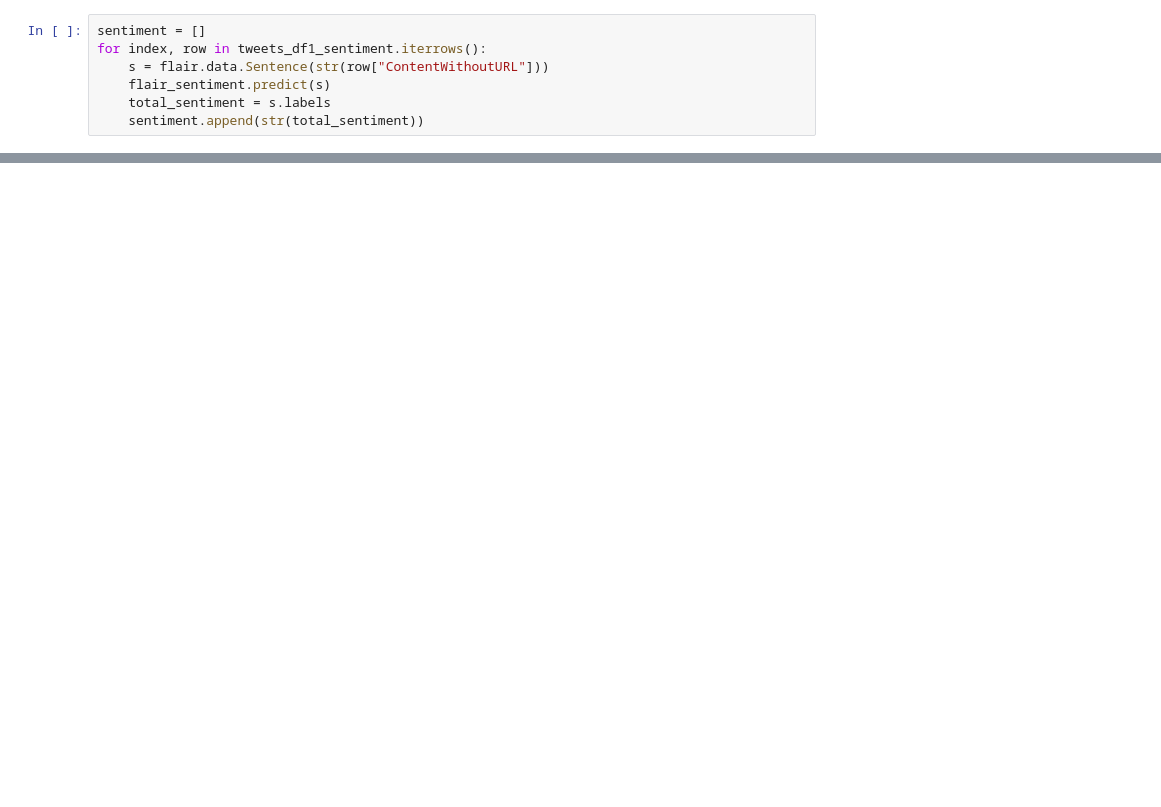
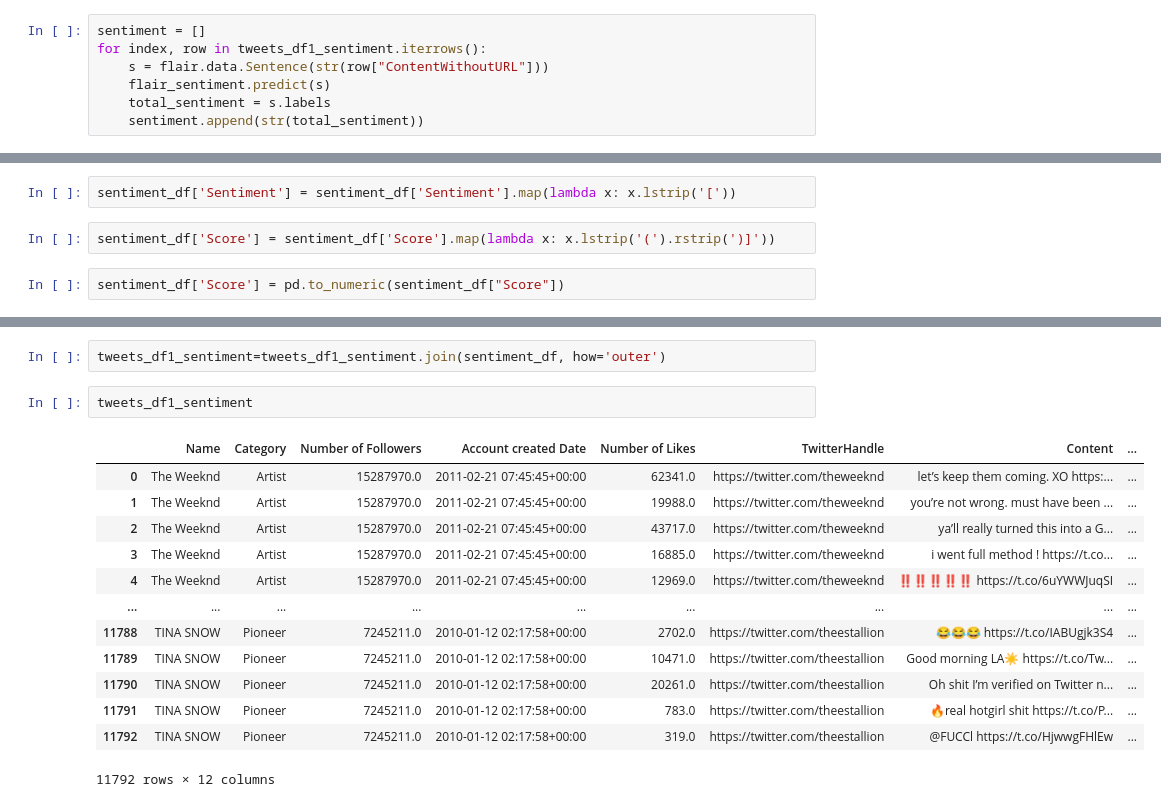
Before and after one commit to Surb22/Final-Project-IS417, a Jupyter notebook: Code/twitter_data.ipynb, the cells around one changed output, grey strips where cells are left out. Drawn from its saved outputs; the diff is of its cells as text; blank space fills up the shorter version.

```diff
--- a/Code/twitter_data.ipynb
+++ b/Code/twitter_data.ipynb
@@ -379,0 +389,6 @@ len(sentiment)
+# %%
+sentiment_df['Sentiment'] = sentiment_df['Sentiment'].map(lambda x: x.lstrip('['))
+# %%
+sentiment_df['Score'] = sentiment_df['Score'].map(lambda x: x.lstrip('(').rstrip(')]'))
+# %%
+sentiment_df['Score'] = pd.to_numeric(sentiment_df["Score"])
@@ -379,0 +411,18 @@ len(sentiment)
+# %%
+tweets_df1_sentiment=tweets_df1_sentiment.join(sentiment_df, how='outer')
+# %%
+tweets_df1_sentiment
+# %% [output]
+|  | Name | Category | Number of Followers | Account created Date | Number of Likes | TwitterHandle | Content | ... |
+| 0 | The Weeknd | Artist | 15287970.0 | 2011-02-21 07:45:45+00:00 | 62341.0 | https://twitter.com/theweeknd | let’s keep them coming. XO https:... | ... |
+| 1 | The Weeknd | Artist | 15287970.0 | 2011-02-21 07:45:45+00:00 | 19988.0 | https://twitter.com/theweeknd | you’re not wrong. must have been ... | ... |
+| 2 | The Weeknd | Artist | 15287970.0 | 2011-02-21 07:45:45+00:00 | 43717.0 | https://twitter.com/theweeknd | ya’ll really turned this into a G... | ... |
+| 3 | The Weeknd | Artist | 15287970.0 | 2011-02-21 07:45:45+00:00 | 16885.0 | https://twitter.com/theweeknd | i went full method ! https://t.co... | ... |
+| 4 | The Weeknd | Artist | 15287970.0 | 2011-02-21 07:45:45+00:00 | 12969.0 | https://twitter.com/theweeknd | ‼️‼️‼️‼️‼️ https://t.co/6uYWWJuqSI | ... |
+| ... | ... | ... | ... | ... | ... | ... | ... | ... |
+| 11788 | TINA SNOW | Pioneer | 7245211.0 | 2010-01-12 02:17:58+00:00 | 2702.0 | https://twitter.com/theestallion | 😂😂😂 https://t.co/IABUgjk3S4 | ... |
+| 11789 | TINA SNOW | Pioneer | 7245211.0 | 2010-01-12 02:17:58+00:00 | 10471.0 | https://twitter.com/theestallion | Good morning LA☀️ https://t.co/Tw... | ... |
+| 11790 | TINA SNOW | Pioneer | 7245211.0 | 2010-01-12 02:17:58+00:00 | 20261.0 | https://twitter.com/theestallion | Oh shit I’m verified on Twitter n... | ... |
+| 11791 | TINA SNOW | Pioneer | 7245211.0 | 2010-01-12 02:17:58+00:00 | 783.0 | https://twitter.com/theestallion | 🔥real hotgirl shit https://t.co/P... | ... |
+| 11792 | TINA SNOW | Pioneer | 7245211.0 | 2010-01-12 02:17:58+00:00 | 319.0 | https://twitter.com/theestallion | @FUCCl https://t.co/HjwwgFHlEw | ... |
+11792 rows × 12 columns
```
Also changed, not shown: parts of 17 cells of this notebook.
